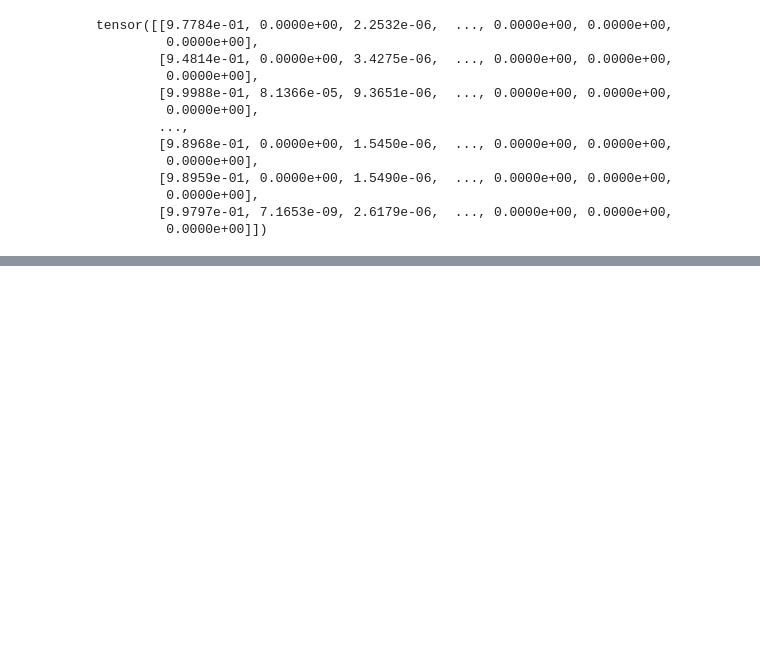
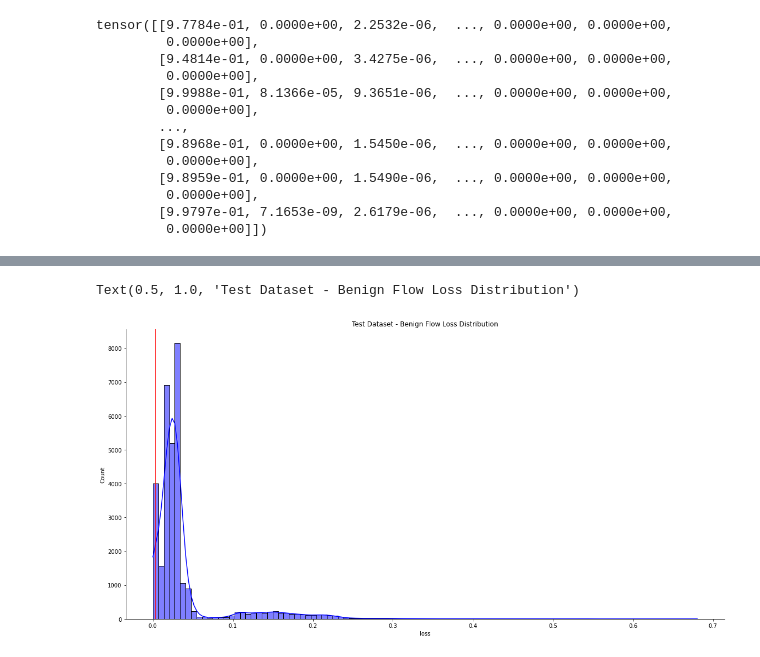
Before and after one commit to ArifulIslamPreence/IoT-TCP-Attack-detection, a Jupyter notebook: notebooks/tran_autoencoder.ipynb, the cells around one changed output, grey strips where cells are left out. Drawn from its saved outputs; the diff is of its cells as text; code cells hidden in the pictures; blank space fills up the shorter version.

```diff
--- a/notebooks/tran_autoencoder.ipynb
+++ b/notebooks/tran_autoencoder.ipynb
@@ -203,0 +205,8 @@ weighted avg       0.75      0.47      0.37     50000
+# %%
+benign_loss = test_results[test_results['is_attack'] == False].loss
+sns.displot(benign_loss, bins=100, kde=True, color='blue', height=8, aspect=2)
+plt.axvline(attack_threshold, 0.0, 10, color='r')
+plt.title('Test Dataset - Benign Flow Loss Distribution')
+# %% [output]
+Text(0.5, 1.0, 'Test Dataset - Benign Flow Loss Distribution')
+[figure, added]
```
Also changed, not shown: parts of 11 cells of this notebook.
